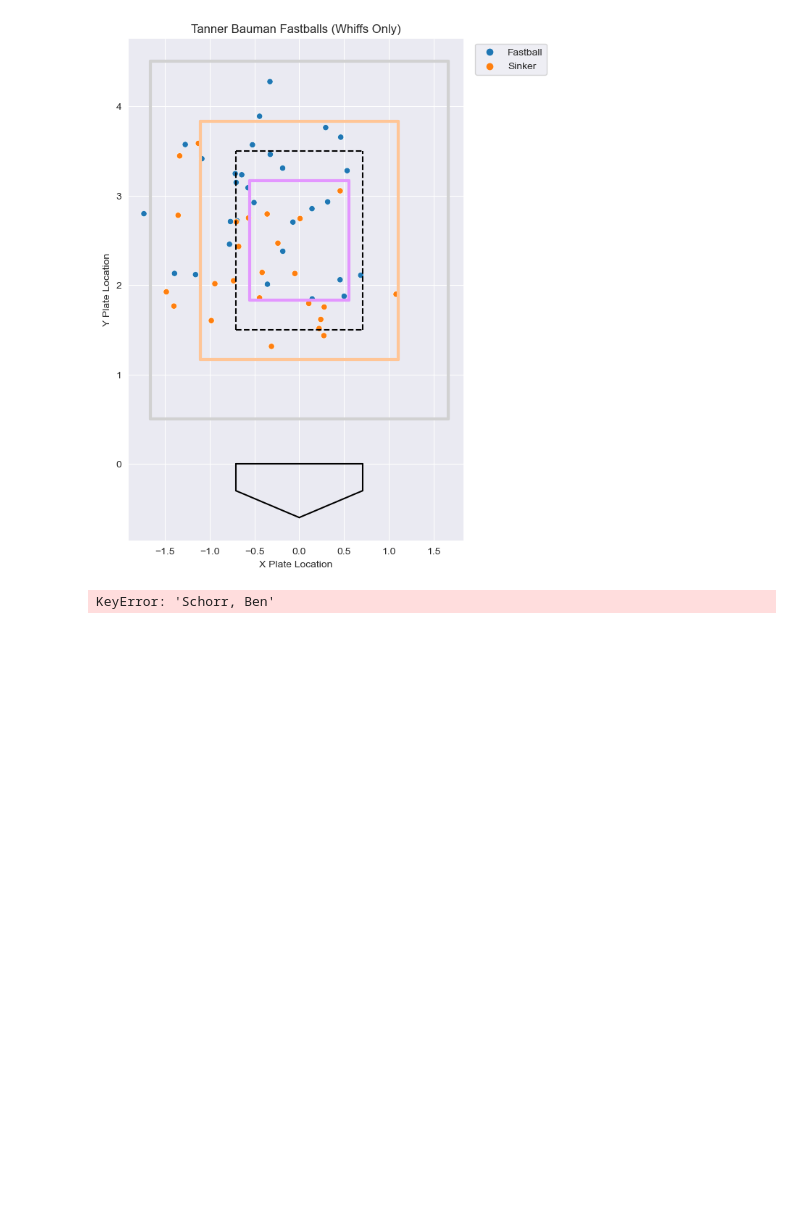
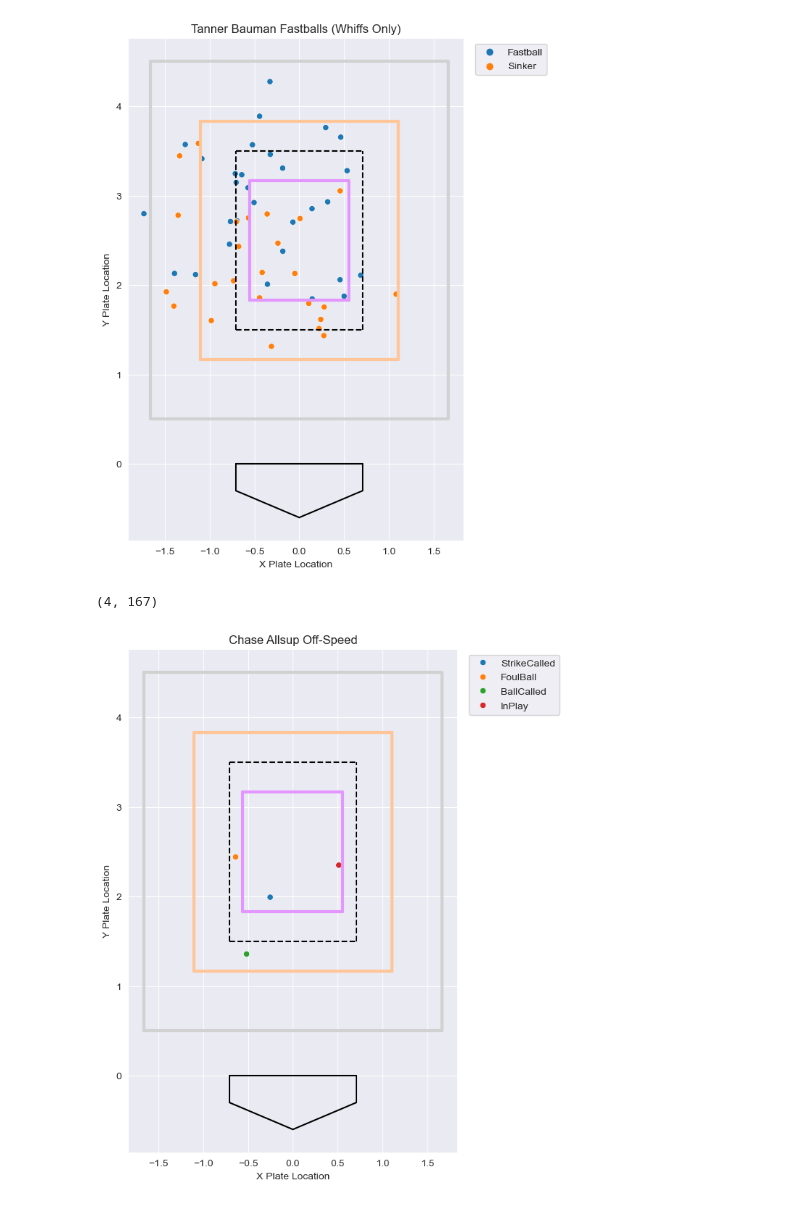
Before and after one commit to charlesbenfer/stuff_plus, a Jupyter notebook: Data_Visualization/StrikeZone_Viz.ipynb, the cells around one changed output. Drawn from its saved outputs; the diff is of its cells as text; code cells hidden in the pictures; blank space fills up the shorter version.

```diff
--- a/Data_Visualization/StrikeZone_Viz.ipynb
+++ b/Data_Visualization/StrikeZone_Viz.ipynb
@@ -119,23 +115,25 @@ plt.show()
 # %% [output]
 [figure]
 # %%
-b_schorr = subsets_os['Schorr, Ben']
+c_allsup = subsets_os['Allsup, Chase']
 
-print(b_schorr.shape)
+print(c_allsup.shape)
 # %% [output]
-KeyError: 'Schorr, Ben'
+(4, 167)
 # %%
 fig = plt.figure(figsize=(6,9))
-fig = sns.scatterplot(data=t_bauman, x='PlateLocSide', y='PlateLocHeight',
+fig = sns.scatterplot(data=c_allsup, x='PlateLocSide', y='PlateLocHeight',
                       hue='PitchCall')
 
 draw_sz(ls='k--')
 draw_home_plate()
 draw_attack_zones()
 fig.set_aspect('equal')
 plt.legend(bbox_to_anchor=(1.02,1), loc=2)
 sns.despine(left=True, bottom=True)
-plt.title('Tanner Bauman Fastballs')
+plt.title('Chase Allsup Off-Speed')
 plt.xlabel('X Plate Location')
 plt.ylabel('Y Plate Location')
 plt.show()
+# %% [output]
+[figure, added]
```
Also changed, not shown: parts of 1 cell of this notebook.
